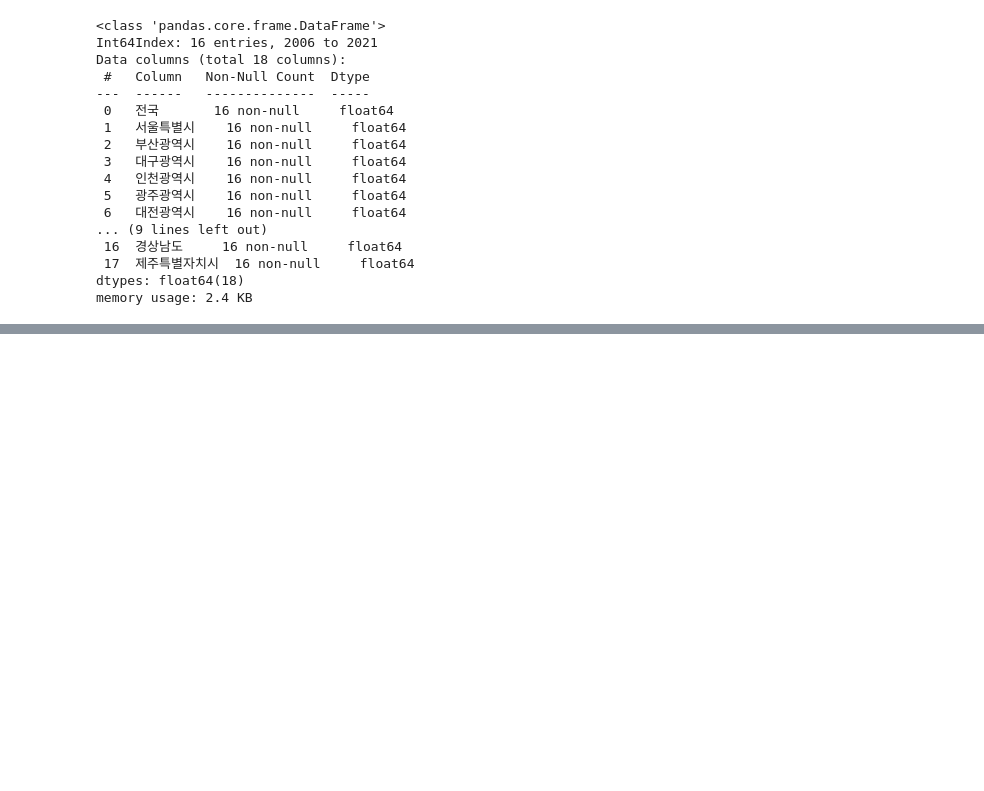
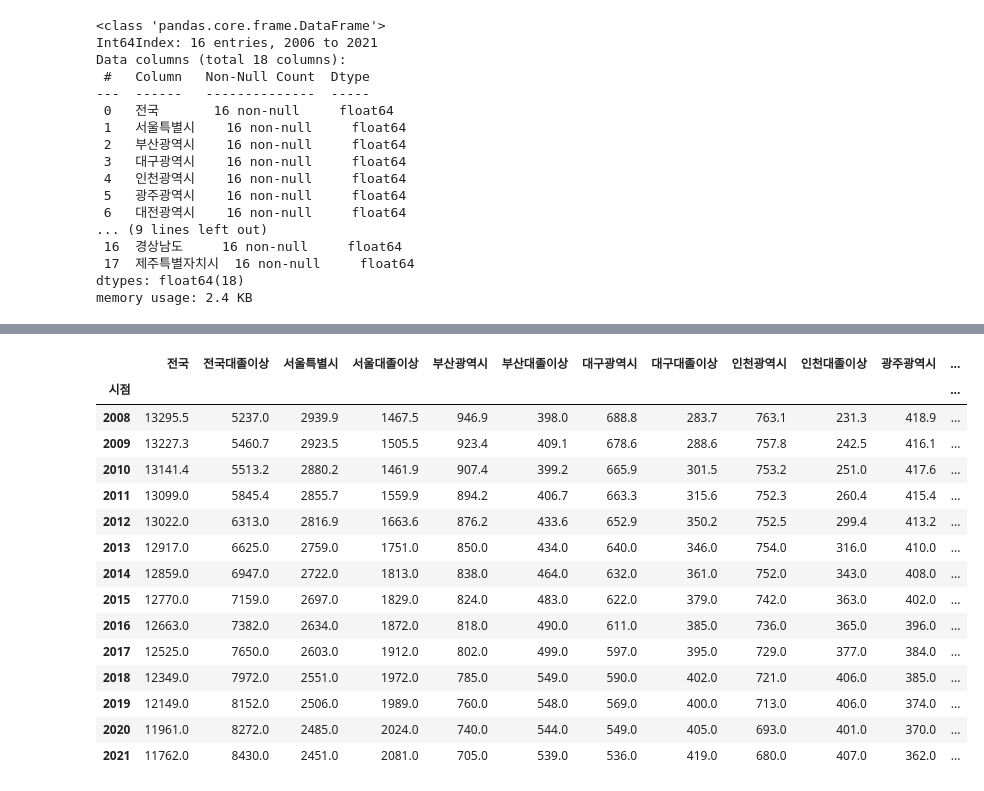
Before and after one commit to jewoodev/To_raise_a_child_well, a Jupyter notebook: data/gihoon/fertility_rate.ipynb, the cells around one changed output, grey strips where cells are left out. Cells and saved outputs as stored; diff of their text form; code cells hidden in the pictures; blank space fills up the shorter version.

```diff
--- a/data/gihoon/fertility_rate.ipynb
+++ b/data/gihoon/fertility_rate.ipynb
@@ -474,2 +476,12 @@ edu
 # %%
 pd.set_option('display.max_columns',None)
+# %%
+# 대졸 이상 여성 인구 불러오기
+# 교육정도 df생성
+df_10 = pd.read_excel(path+'/대졸이상여성인구/시도연령교육정도별경제활동인구_2010.xlsx')
+df_10_ = pd.read_excel(path+'/대졸이상여성인구/시도연령교육정도별비경제활동인구_2010.xlsx')
+df_12 = pd.read_excel(path+'/대졸이상여성인구/시도연령교육정도별경제활동인구_2012.xlsx')
+df_12_ = pd.read_excel(path+'/대졸이상여성인구/시도연령교육정도별비경제활동인구_2012.xlsx')
+df_21 = pd.read_excel(path+'/대졸이상여성인구/시도연령교육정도별경제활동인구_2021.xlsx')
+df_21_ = pd.read_excel(path+'/대졸이상여성인구/시도연령교육정도별비경제활동인구_2021.xlsx')
+df_10_.info()
@@ -475,0 +566,5 @@ pd.set_option('display.max_columns',None)
+# %%
+# 지역리스트 재설정
+region_list_ = region_list.copy()
+region_list_.remove('세종특별자치시')
+region_list_
@@ -475,0 +737,52 @@ pd.set_option('display.max_columns',None)
+# %%
+# 데이터 프레임 합친 후 전처리 2008~2010
+edu_10 = pd.concat([df_10,df_10_])
+edu_10 = pd.concat([df_10, df_10_])
+edu_10.loc[2008.2] = edu_10.loc[2008].apply(func=sum,axis=0)
+edu_10.loc[2009.2] = edu_10.loc[2009].apply(func=sum,axis=0)
+edu_10.loc[2010.2] = edu_10.loc[2010].apply(func=sum,axis=0)
+edu_10.drop(index=[2008.0, 2009.0, 2010.0], inplace=True)
+edu_10.index = edu_10.index.astype('int')
+# 2011~2012
+edu_12 = pd.concat([df_12, df_12_])
+edu_12.loc[2011.2] = edu_12.loc[2011].apply(func=sum,axis=0)
+edu_12.loc[2012.2] = edu_12.loc[2012].apply(func=sum,axis=0)
+edu_12.drop(index=[2011.0, 2012.0], inplace=True)
+edu_12.index = edu_12.index.astype('int')
+# 2013~2021
+edu_21 = pd.concat([df_21, df_21_])
+edu_21.loc[2013.2] = edu_21.loc[2013].apply(func=sum,axis=0)
+edu_21.loc[2014.2] = edu_21.loc[2014].apply(func=sum,axis=0)
+edu_21.loc[2015.2] = edu_21.loc[2015].apply(func=sum,axis=0)
+edu_21.loc[2016.2] = edu_21.loc[2016].apply(func=sum,axis=0)
+edu_21.loc[2017.2] = edu_21.loc[2017].apply(func=sum,axis=0)
+edu_21.loc[2018.2] = edu_21.loc[2018].apply(func=sum,axis=0)
+edu_21.loc[2019.2] = edu_21.loc[2019].apply(func=sum,axis=0)
+edu_21.loc[2020.2] = edu_21.loc[2020].apply(func=sum,axis=0)
+edu_21.loc[2021.2] = edu_21.loc[2021].apply(func=sum,axis=0)
+edu_21.drop(index=[2013.0, 2014.0, 2015.0, 2016.0, 2017.0, 2018.0, 2019.0, 2020.0, 2021.0], inplace=True)
+edu_21.index = edu_21.index.astype('int')
+# 2008~2012
+edu_1012=pd.concat([edu_10,edu_12])
+# 2008~2021
+edu = pd.concat([edu_1012,edu_21],join='outer')
+edu = edu.fillna(0)
+edu = edu.apply(pd.to_numeric)
+edu
+# %% [output]
+|  | 전국 | 전국대졸이상 | 서울특별시 | 서울대졸이상 | 부산광역시 | 부산대졸이상 | 대구광역시 | 대구대졸이상 | 인천광역시 | 인천대졸이상 | 광주광역시 | ... |
+| 시점 |  |  |  |  |  |  |  |  |  |  |  | ... |
+| 2008 | 13295.5 | 5237.0 | 2939.9 | 1467.5 | 946.9 | 398.0 | 688.8 | 283.7 | 763.1 | 231.3 | 418.9 | ... |
+| 2009 | 13227.3 | 5460.7 | 2923.5 | 1505.5 | 923.4 | 409.1 | 678.6 | 288.6 | 757.8 | 242.5 | 416.1 | ... |
+| 2010 | 13141.4 | 5513.2 | 2880.2 | 1461.9 | 907.4 | 399.2 | 665.9 | 301.5 | 753.2 | 251.0 | 417.6 | ... |
+| 2011 | 13099.0 | 5845.4 | 2855.7 | 1559.9 | 894.2 | 406.7 | 663.3 | 315.6 | 752.3 | 260.4 | 415.4 | ... |
+| 2012 | 13022.0 | 6313.0 | 2816.9 | 1663.6 | 876.2 | 433.6 | 652.9 | 350.2 | 752.5 | 299.4 | 413.2 | ... |
+| 2013 | 12917.0 | 6625.0 | 2759.0 | 1751.0 | 850.0 | 434.0 | 640.0 | 346.0 | 754.0 | 316.0 | 410.0 | ... |
+| 2014 | 12859.0 | 6947.0 | 2722.0 | 1813.0 | 838.0 | 464.0 | 632.0 | 361.0 | 752.0 | 343.0 | 408.0 | ... |
+| 2015 | 12770.0 | 7159.0 | 2697.0 | 1829.0 | 824.0 | 483.0 | 622.0 | 379.0 | 742.0 | 363.0 | 402.0 | ... |
+| 2016 | 12663.0 | 7382.0 | 2634.0 | 1872.0 | 818.0 | 490.0 | 611.0 | 385.0 | 736.0 | 365.0 | 396.0 | ... |
+| 2017 | 12525.0 | 7650.0 | 2603.0 | 1912.0 | 802.0 | 499.0 | 597.0 | 395.0 | 729.0 | 377.0 | 384.0 | ... |
+| 2018 | 12349.0 | 7972.0 | 2551.0 | 1972.0 | 785.0 | 549.0 | 590.0 | 402.0 | 721.0 | 406.0 | 385.0 | ... |
+| 2019 | 12149.0 | 8152.0 | 2506.0 | 1989.0 | 760.0 | 548.0 | 569.0 | 400.0 | 713.0 | 406.0 | 374.0 | ... |
+| 2020 | 11961.0 | 8272.0 | 2485.0 | 2024.0 | 740.0 | 544.0 | 549.0 | 405.0 | 693.0 | 401.0 | 370.0 | ... |
+| 2021 | 11762.0 | 8430.0 | 2451.0 | 2081.0 | 705.0 | 539.0 | 536.0 | 419.0 | 680.0 | 407.0 | 362.0 | ... |
```
Also changed, not shown: parts of 27 cells of this notebook.
